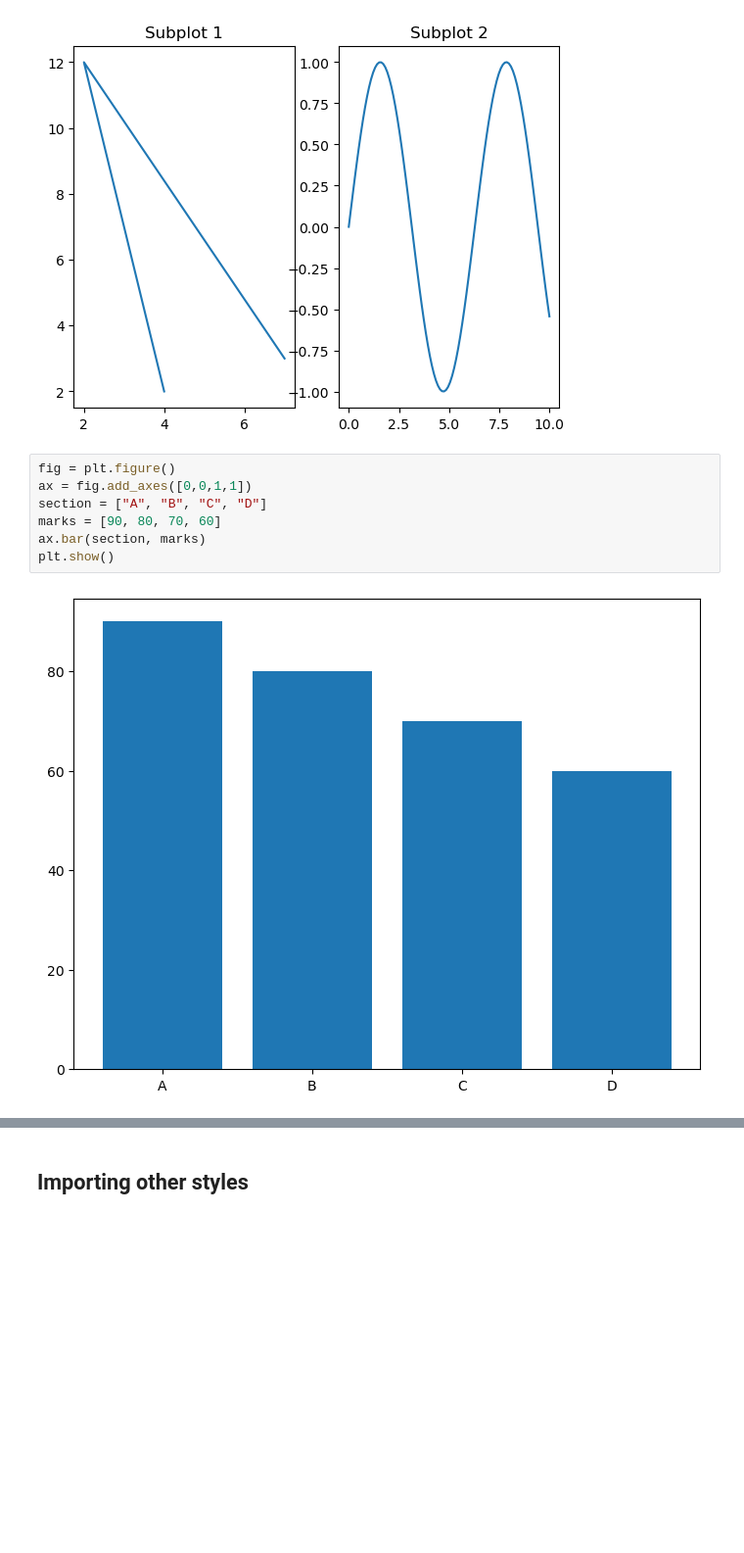
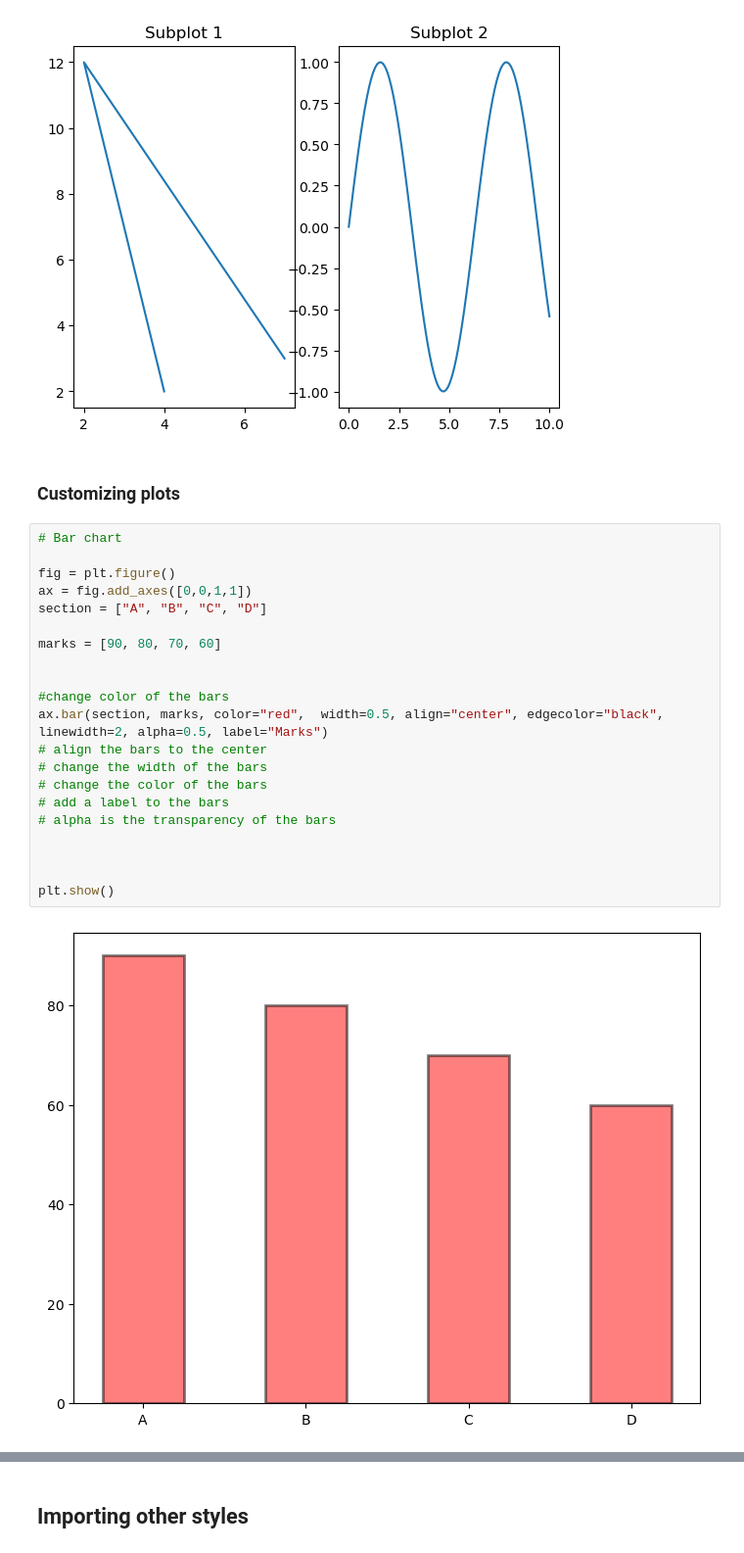
Before and after one commit to sormazabal/IntroToPython2022, a Jupyter notebook: Week5/Week5.ipynb, the cells around one changed output, grey strips where cells are left out. Shown at 98% size. Cells and saved outputs as stored; diff of their text form; blank space fills up the shorter version.

```diff
--- a/Week5/Week5.ipynb
+++ b/Week5/Week5.ipynb
@@ -40,13 +46,29 @@ plt.title("Subplot 2")
 plt.show()
 # %% [output]
 [figure]
+# %% [markdown]
+### Customizing plots
 # %%
+# Bar chart
+
 fig = plt.figure()
 ax = fig.add_axes([0,0,1,1])
 section = ["A", "B", "C", "D"]
+
 marks = [90, 80, 70, 60]
-ax.bar(section, marks)
+
+
+#change color of the bars
+ax.bar(section, marks, color="red",  width=0.5, align="center", edgecolor="black", linewidth=2, alpha=0.5, label="Marks")
+# align the bars to the center
+# change the width of the bars
+# change the color of the bars
+# add a label to the bars
+# alpha is the transparency of the bars
+
+
+
 plt.show()
 # %% [output]
-[figure, old version]
+[figure, new version]
 # %%
```
Also changed, not shown: parts of 8 cells of this notebook.
